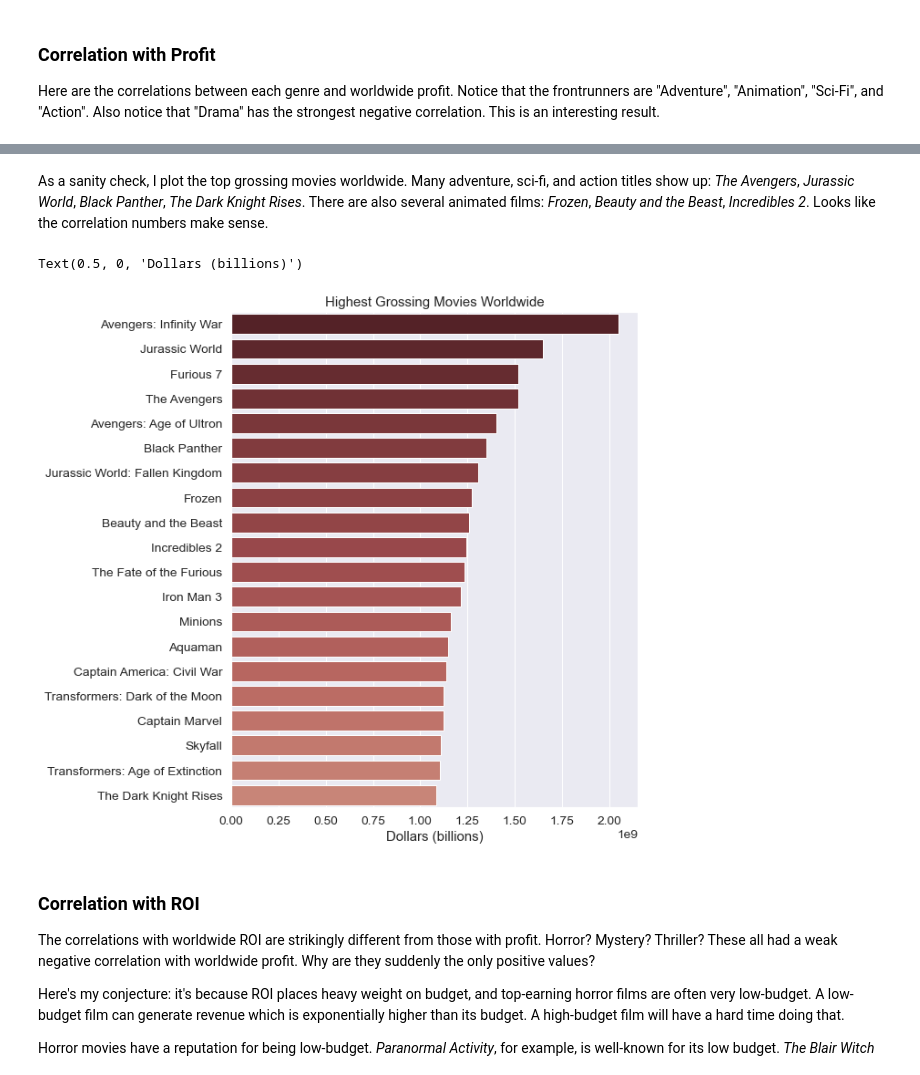
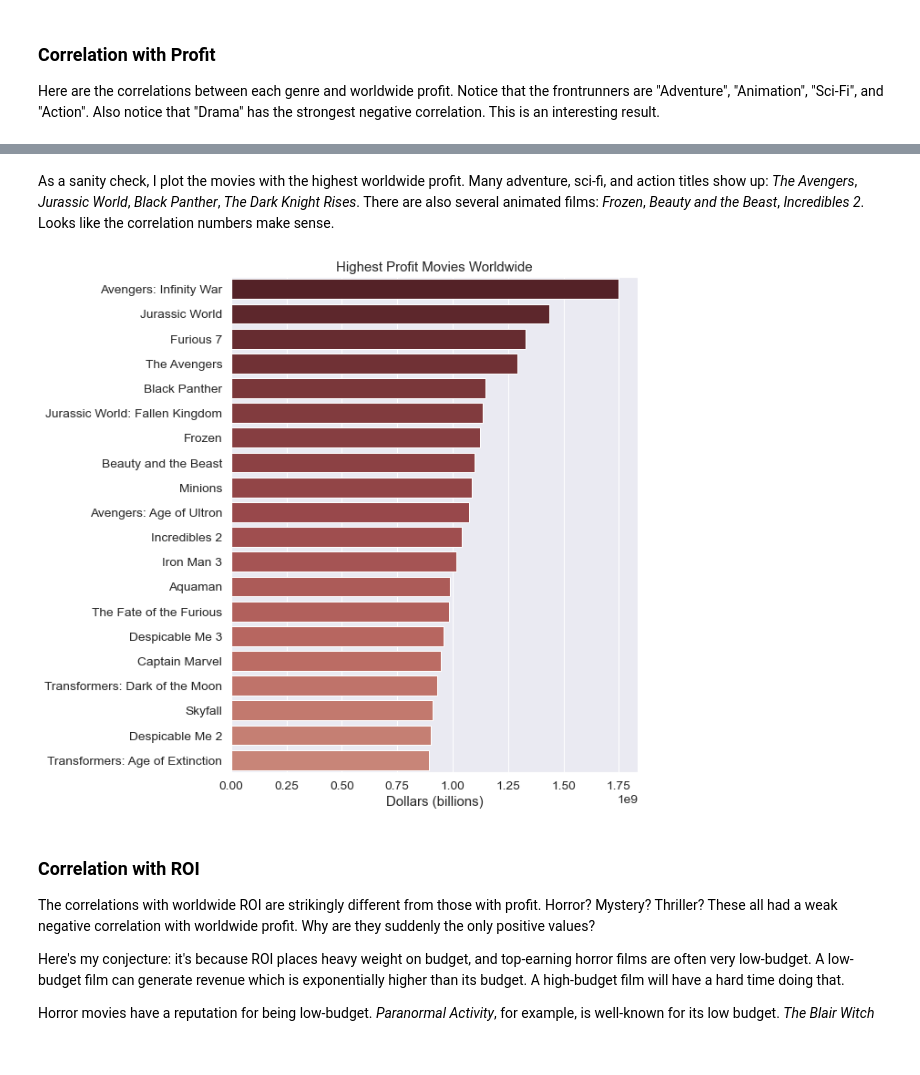
Before and after one commit to ndgigliotti/dsc-phase-1-project, a Jupyter notebook: genre_profitability.ipynb, the cells around one changed output, grey strips where cells are left out. Drawn from its saved outputs; the diff is of its cells as text; code cells hidden in the pictures.

Commit message:
add image output

```diff
--- a/genre_profitability.ipynb
+++ b/genre_profitability.ipynb
@@ -515,16 +514,20 @@ Text(0, 0.5, '')
 [figure]
 # %% [markdown]
-As a sanity check, I plot the top grossing movies worldwide. Many adventure, sci-fi, and action titles show up: *The Avengers*,  *Jurassic World*, *Black Panther*, *The Dark Knight Rises*. There are also several animated films: *Frozen*, *Beauty and the Beast*, *Incredibles 2*. Looks like the correlation numbers make sense.
+As a sanity check, I plot the movies with the highest worldwide profit. Many adventure, sci-fi, and action titles show up: *The Avengers*,  *Jurassic World*, *Black Panther*, *The Dark Knight Rises*. There are also several animated films: *Frozen*, *Beauty and the Beast*, *Incredibles 2*. Looks like the correlation numbers make sense.
 # %%
 reds = sns.color_palette('Reds_r', 40, desat=0.6)
-ax = plotting.topn_ranking(
-    imdb, 'primary_title', 'worldwide_gross', 20, figsize=(8, 10), palette=reds)
-ax.set_title('Highest Grossing Movies Worldwide')
+ax = plotting.topn_ranking(imdb,
+                            'primary_title',
+                            'worldwide_profit',
+                            20,
+                            figsize=(8, 10),
+                            palette=reds)
+ax.set_title('Highest Profit Movies Worldwide')
 ax.set_ylabel(None)
 ax.set_xlabel('Dollars (billions)')
+plt.savefig(os.path.join('images', 'top_world_profit.jpg'), format='JPG')
 # %% [output]
-Text(0.5, 0, 'Dollars (billions)')
-[figure, old version]
+[figure, new version]
 # %% [markdown]
 ### Correlation with ROI
 The correlations with worldwide ROI are strikingly different from those with profit. Horror? Mystery? Thriller? These all had a weak negative correlation with worldwide profit. Why are they suddenly the only positive values?
```
Also changed, not shown: parts of 11 cells of this notebook, 8 other files.
